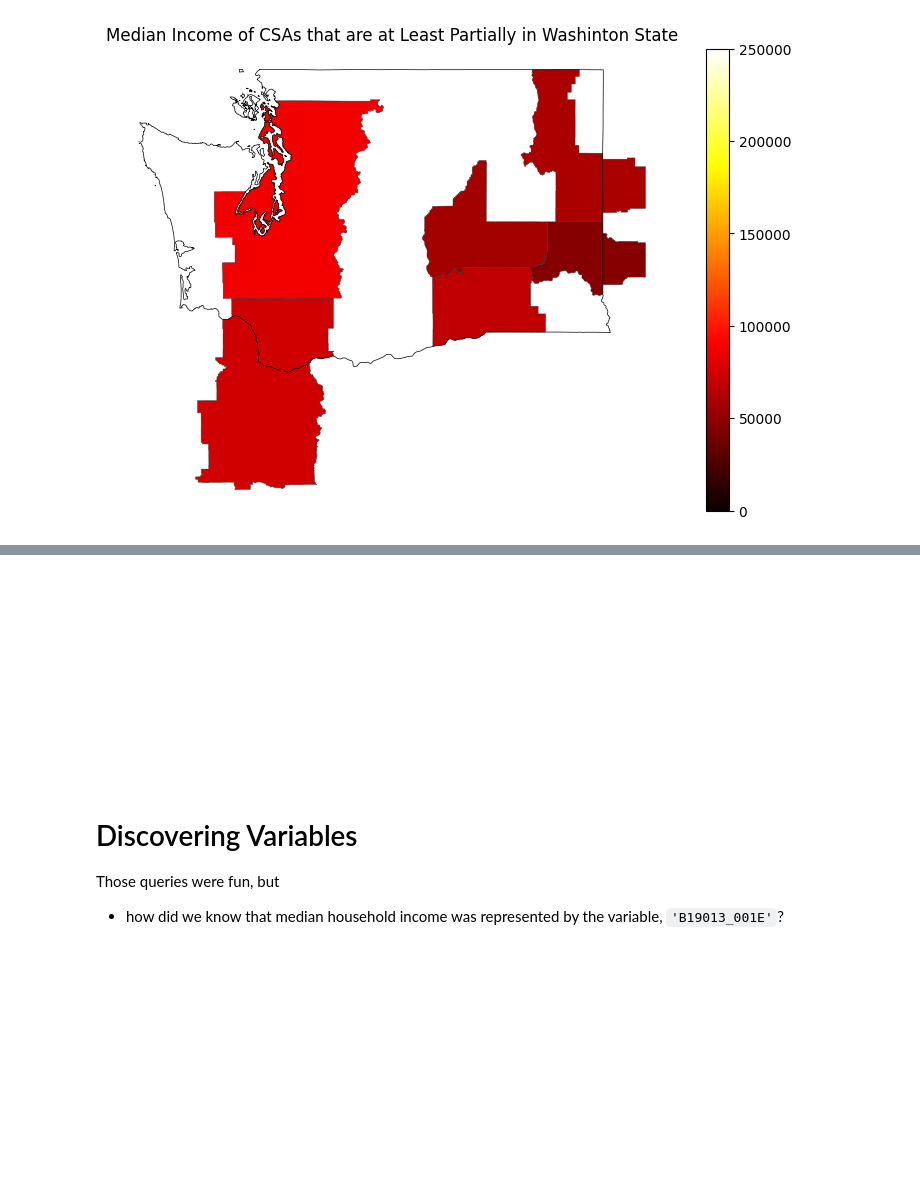
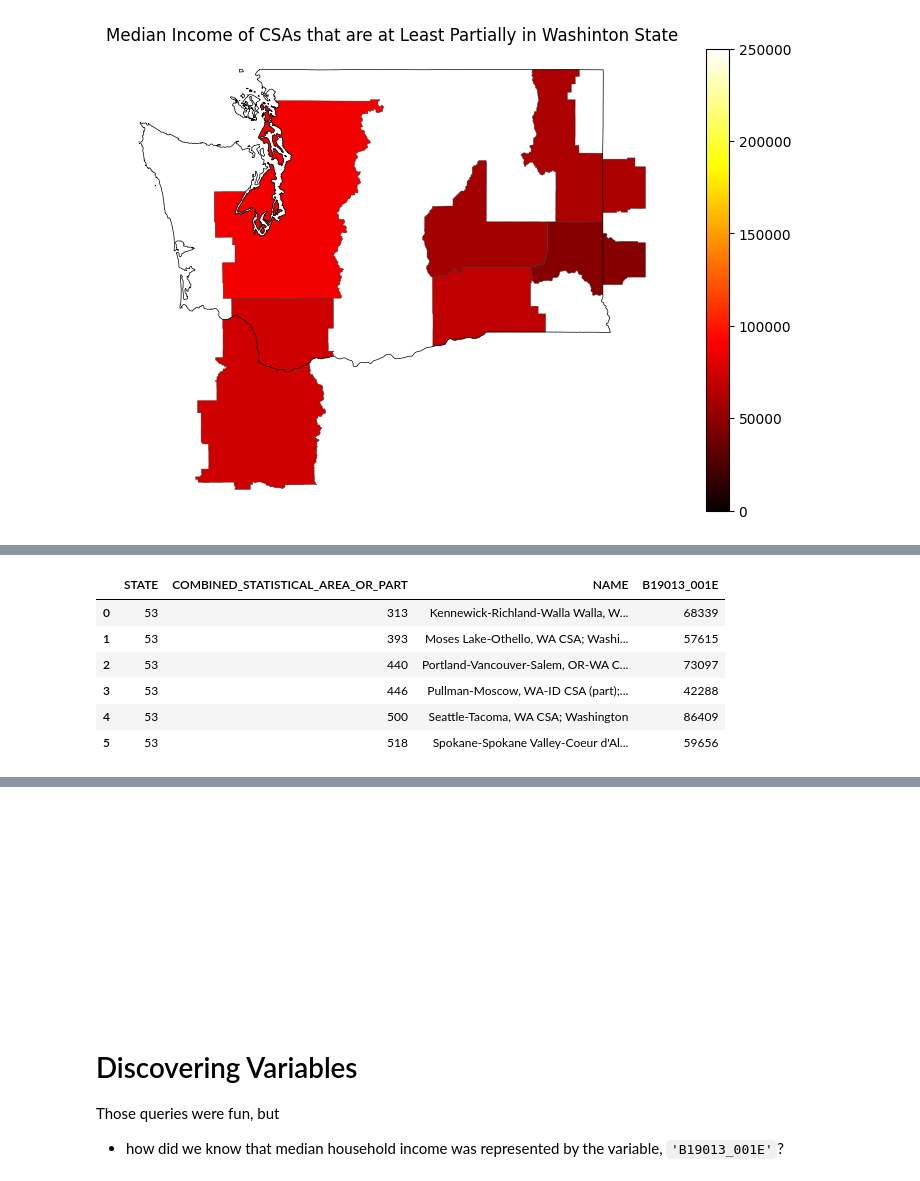
Before and after one commit to vengroff/censusdis-tutorial, a Jupyter notebook: Tutorial.ipynb, the cells around one changed output, grey strips where cells are left out. Saved outputs shown, nothing was run; the diff lists cells and outputs as text; code cells hidden in the pictures; blank space fills up the shorter version.

```diff
--- a/Tutorial.ipynb
+++ b/Tutorial.ipynb
@@ -639,0 +653,20 @@ None
+# %%
+gdf_csa_part = ced.download(
+    dataset=ACS5,
+    vintage=2020,
+    download_variables=['NAME', 'B19013_001E'],
+
+    # Query all CSAs with a part in WA.
+    state=states.WA,
+    combined_statistical_area_or_part='*',
+)
+# %%
+gdf_csa_part
+# %% [output]
+|  | STATE | COMBINED_STATISTICAL_AREA_OR_PART | NAME | B19013_001E |
+| 0 | 53 | 313 | Kennewick-Richland-Walla Walla, W... | 68339 |
+| 1 | 53 | 393 | Moses Lake-Othello, WA CSA; Washi... | 57615 |
+| 2 | 53 | 440 | Portland-Vancouver-Salem, OR-WA C... | 73097 |
+| 3 | 53 | 446 | Pullman-Moscow, WA-ID CSA (part);... | 42288 |
+| 4 | 53 | 500 | Seattle-Tacoma, WA CSA; Washington | 86409 |
+| 5 | 53 | 518 | Spokane-Spokane Valley-Coeur d'Al... | 59656 |
```
Also changed, not shown: parts of 13 cells of this notebook, 2 other files.
